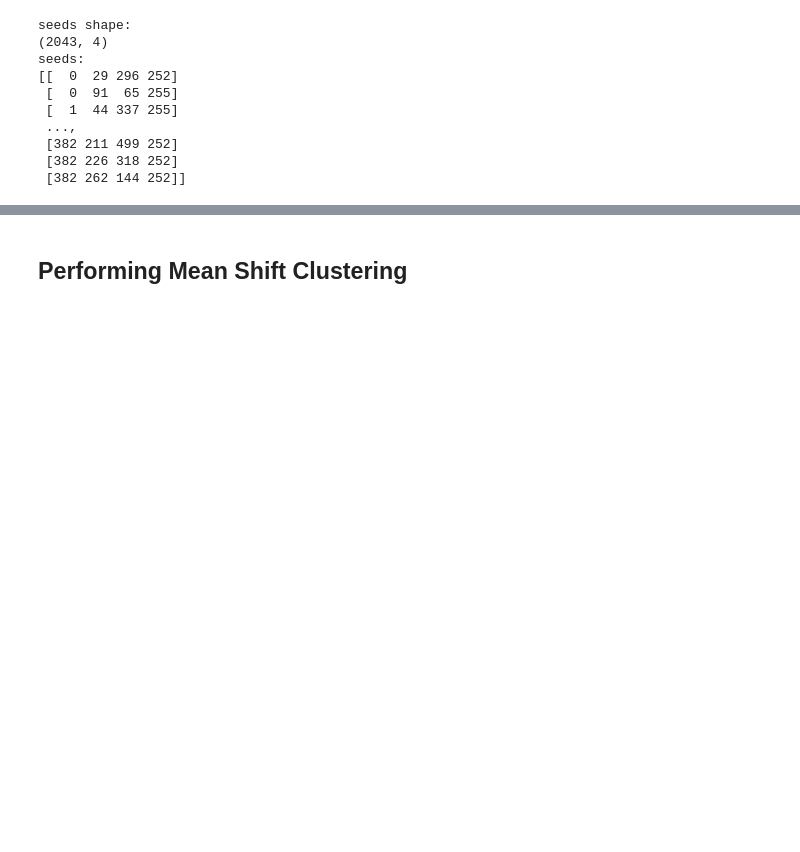
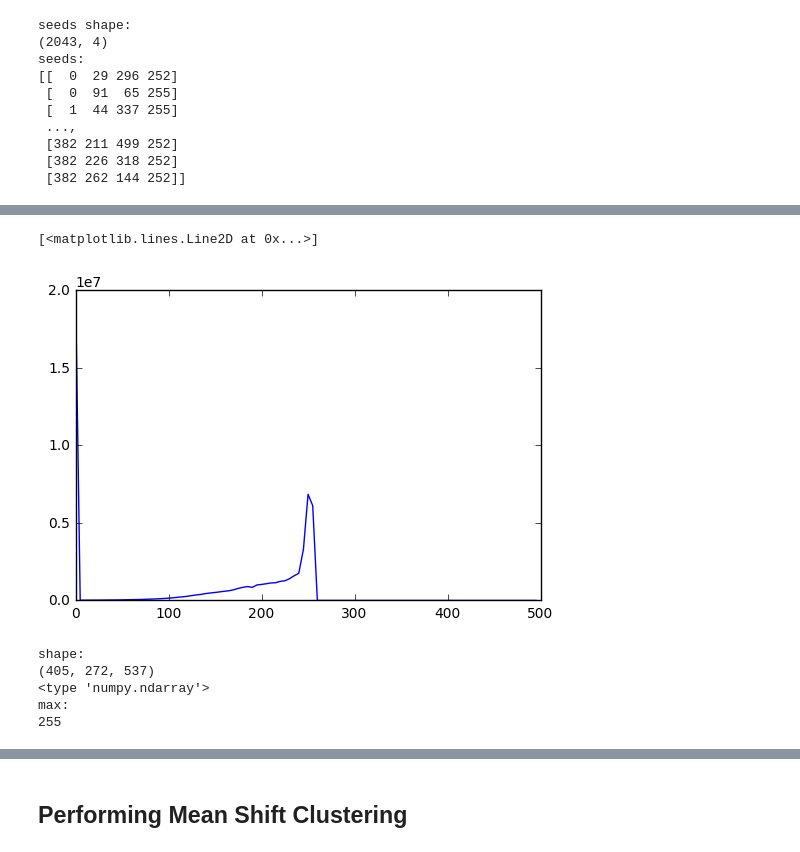
Before and after one commit to jonl1096/cell-segmentation-mlfinal, a Jupyter notebook: Clustering.ipynb, the cells around one changed output, grey strips where cells are left out. Cells and saved outputs as stored; diff of their text form; code cells hidden in the pictures; blank space fills up the shorter version.

```diff
--- a/Clustering.ipynb
+++ b/Clustering.ipynb
@@ -254,0 +302,39 @@ seeds:
+# %%
+# localimgflat = cl1 #cl1.reshape(-1)
+
+lhe_img_data = temp.reshape(x_value, y_value, z_value)
+# %%
+(values, bins) = np.histogram(lhe_img_data, bins=100, range=(0,500))
+plt.plot(bins[:-1], values)
+# %% [output]
+[<matplotlib.lines.Line2D at 0x...>]
+[figure, added]
+# %%
+num_points = 10000
+
+## Sanity check for shape
+# temp_img.shape
+
+## Convert into np array (or memmap in this case)
+temp_data = lhe_img_data
+# temp_shape = temp_img.shape
+temp_max = np.max(temp_data)
+
+print('shape:')
+print temp_data.shape
+print type(temp_data)
+
+print('max:')
+print(temp_max)
+
+# print(temp_data)
+
+temp_threshold = 0.025
+filt = temp_data > temp_threshold * temp_max
+# filt = temp_data
+# %% [output]
+shape:
+(405, 272, 537)
+<type 'numpy.ndarray'>
+max:
+255
```
Also changed, not shown: parts of 36 cells of this notebook, 8 other files.
